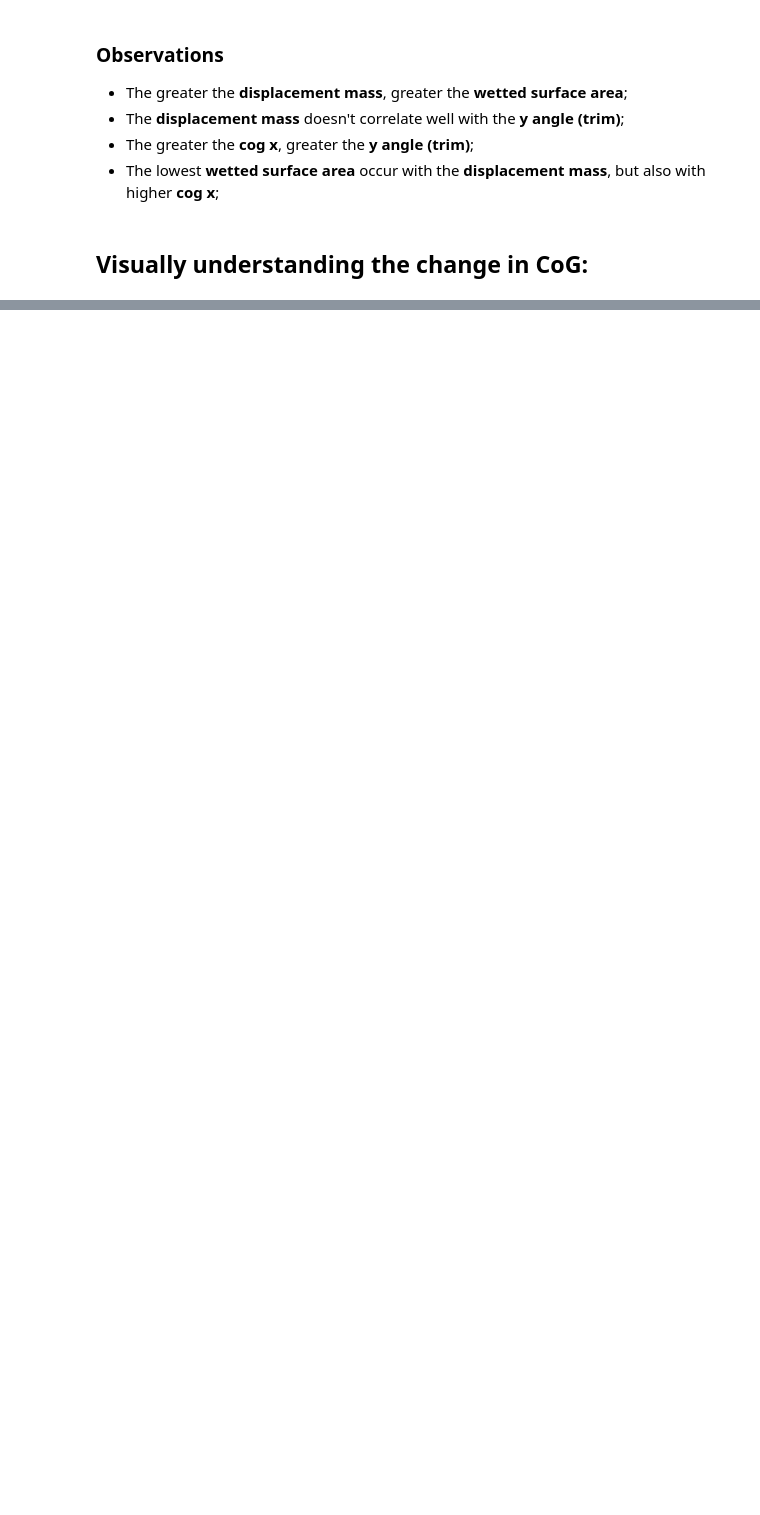
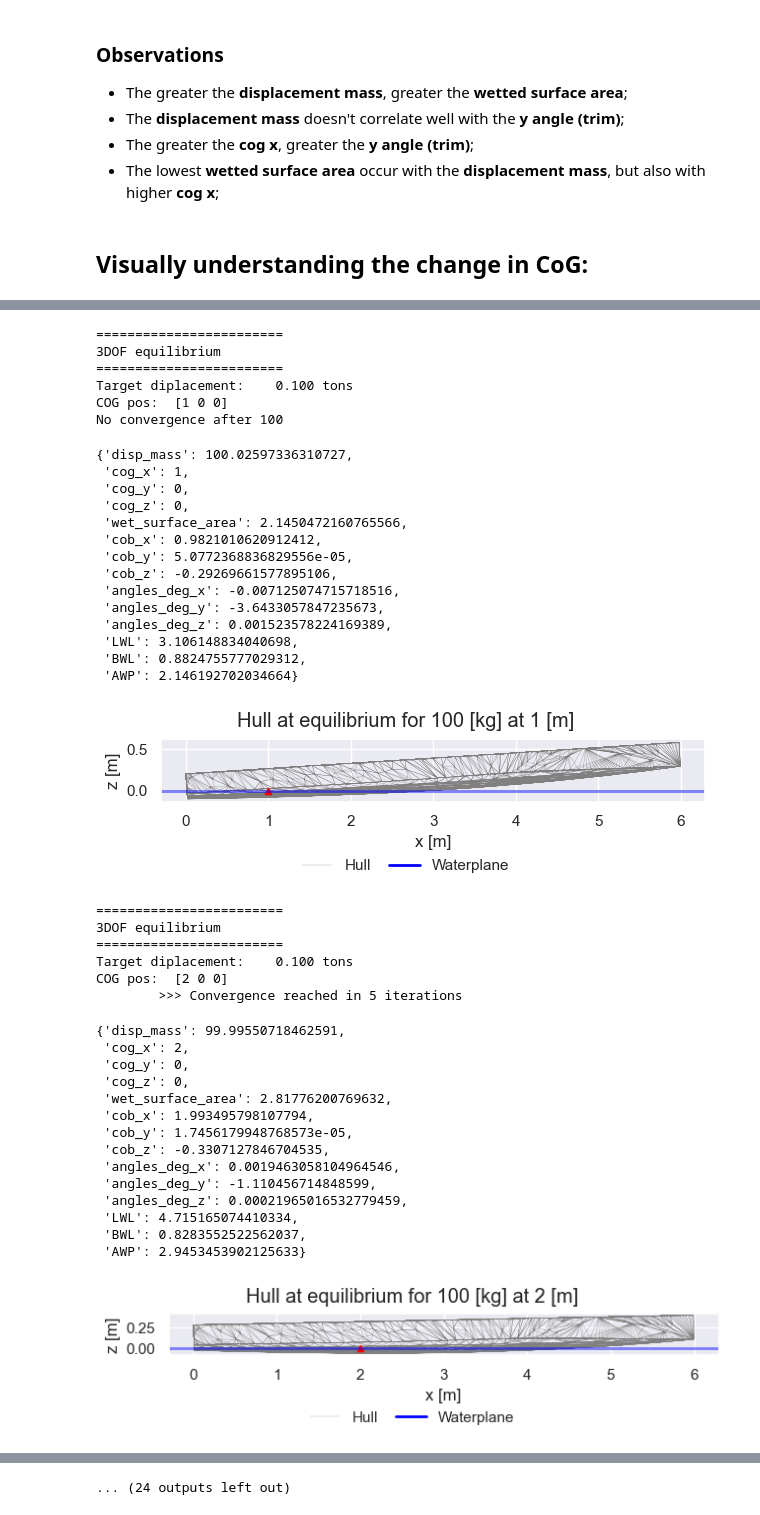
Before and after one commit to joaoantoniocardoso/solarboat_simulator, a Jupyter notebook: models/2020/hull/geometry.ipynb, the cells around one changed output, grey strips where cells are left out. Drawn from its saved outputs; the diff is of its cells as text; code cells hidden in the pictures; blank space fills up the shorter version.

```diff
--- a/models/2020/hull/geometry.ipynb
+++ b/models/2020/hull/geometry.ipynb
@@ -377,26 +437,69 @@ def plot_hull_position(result, mesh):
 # %%
 import os
 from meshmagick import mmio, mesh
 
 path = os.getcwd() + "/data/"
 file = "hull_decimated.stl"
 
 
 for mass in [100, 265, 350]:
     for cog_x in [1, 2, 3, 4]:
         V, F = mmio.load_STL(path + file)
         mymesh = mesh.Mesh(V, F)
 
         try:
             result = simulate(mymesh, mass=mass, cog_x=cog_x)
         except:
             continue
         display(result)
 
         fig_save_and_show(
-            filename=None, #'{latex_img_path}/battery_optimization_dataset.pdf',
+            filename=f'{latex_img_path}/hull_loaded_{mass}kg-at-{cog_x}-m.pdf',
             show_title=f'Hull at equilibrium for {mass} [kg] at {cog_x} [m]',
             save_title=f'Casco em equilíbrio para {mass} [kg] em {cog_x} [m]',
             ncol=4,
             fig=plot_hull_position(result, mymesh),
         )
+# %% [output]
+========================
+3DOF equilibrium
+========================
+Target diplacement:    0.100 tons
+COG pos:  [1 0 0]
+No convergence after 100
+{'disp_mass': 100.02597336310727,
+ 'cog_x': 1,
+ 'cog_y': 0,
+ 'cog_z': 0,
+ 'wet_surface_area': 2.1450472160765566,
+ 'cob_x': 0.9821010620912412,
+ 'cob_y': 5.0772368836829556e-05,
+ 'cob_z': -0.29269661577895106,
+ 'angles_deg_x': -0.007125074715718516,
+ 'angles_deg_y': -3.6433057847235673,
+ 'angles_deg_z': 0.001523578224169389,
+ 'LWL': 3.106148834040698,
+ 'BWL': 0.8824755777029312,
+ 'AWP': 2.146192702034664}
+[figure, added]
+========================
+3DOF equilibrium
+========================
+Target diplacement:    0.100 tons
+COG pos:  [2 0 0]
+        >>> Convergence reached in 5 iterations
+{'disp_mass': 99.99550718462591,
+ 'cog_x': 2,
+ 'cog_y': 0,
+ 'cog_z': 0,
+ 'wet_surface_area': 2.81776200769632,
+ 'cob_x': 1.993495798107794,
+ 'cob_y': 1.7456179948768573e-05,
+ 'cob_z': -0.3307127846704535,
+ 'angles_deg_x': 0.0019463058104964546,
+ 'angles_deg_y': -1.110456714848599,
+ 'angles_deg_z': 0.00021965016532779459,
+ 'LWL': 4.715165074410334,
+ 'BWL': 0.8283552522562037,
+ 'AWP': 2.9453453902125633}
+[figure, added]
@@ -402,0 +548 @@ for mass in [100, 265, 350]:
+... (24 outputs left out)
```
Also changed, not shown: parts of 7 cells of this notebook.
